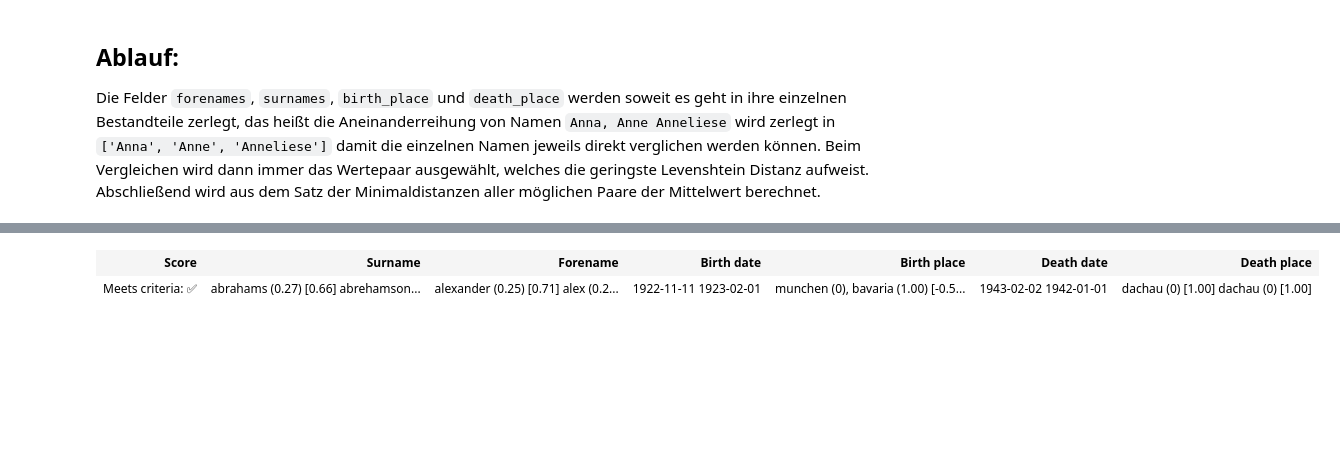
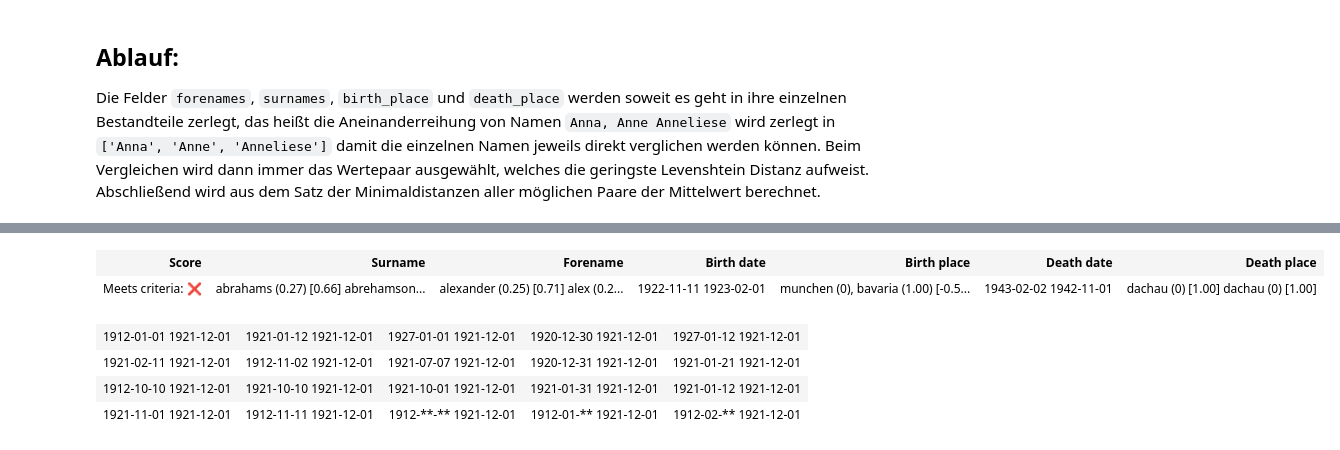
Before and after one commit to TracingThePast/automatic_matching, a Jupyter notebook: Automatic Matching Examples.ipynb, the cells around one changed output, grey strips where cells are left out. Cells and saved outputs as stored; diff of their text form; code cells hidden in the pictures; blank space fills up the shorter version.

```diff
--- a/Automatic Matching Examples.ipynb
+++ b/Automatic Matching Examples.ipynb
@@ -77,29 +77,55 @@ display(HTML(output_html))
 # %%
 
 
 local_test_data = {
     'forenames': ['Alex'],
     'surnames': ['abrehamsohn'],
     'birth_place': ['München'],
     'birth_date': ['1923-02-01'],
     'death_place': ['Dachau'],
-    'death_date': ['1942-01-01'],
+    'death_date': ['1942-11-01'],
 }
 
 external_test_data = {
     'forenames': ['Alexander'],
     'surnames': ['abrahams'],
     'birth_place': ['München', 'Bavaria'],
     'birth_date': ['1922-11-11'],
     'death_place': ['Dachau'],
     'death_date': ['1943-02-02'],
 }
 
 result = get_matching_score(local_test_data, external_test_data)
 
 output_html = get_results_as_html(result)
 
 display(HTML(output_html))
 # %% [output]
 | Score | Surname | Forename | Birth date | Birth place | Death date | Death place |
-| Meets criteria: ✅︎ | abrahams (0.27) [0.66] abrehamson... | alexander (0.25) [0.71] alex (0.2... | 1922-11-11 1923-02-01 | munchen (0), bavaria (1.00) [-0.5... | 1943-02-02 1942-01-01 | dachau (0) [1.00] dachau (0) [1.00] |
+| Meets criteria: ❌ | abrahams (0.27) [0.66] abrehamson... | alexander (0.25) [0.71] alex (0.2... | 1922-11-11 1923-02-01 | munchen (0), bavaria (1.00) [-0.5... | 1943-02-02 1942-11-01 | dachau (0) [1.00] dachau (0) [1.00] |
+# %%
+from IPython.display import HTML, display
+from automatic_matching import get_matching_score, get_results_as_html, match_date_against_local_date, split_string_values, comparison_html_table_cell
+local_date = '1921-12-01'
+result = '<table><tr>'
+DATE_MAX_ABSOLUTE_SCORE = 20
+MAX_ITEMS_PER_ROW = 5
+counter = 0
+for external_date in [
+    '1912-01-01', '1921-01-12', '1927-01-01', '1920-12-30', '1927-01-12',
+    '1921-02-11', '1912-11-02', '1921-07-07', '1920-12-31', '1921-01-21',
+    '1912-10-10', '1921-10-10', '1921-10-01', '1921-01-31', '1921-01-12',
+    '1921-11-01', '1912-11-11', '1912-**-**', '1912-01-**', '1912-02-**']:
+    if counter > 0 and counter % MAX_ITEMS_PER_ROW == 0:
+        result += '</tr><tr>'
+    date = match_date_against_local_date([local_date], [external_date])
+    date['absolute_score'] = date['score'] * DATE_MAX_ABSOLUTE_SCORE
+    result += comparison_html_table_cell(DATE_MAX_ABSOLUTE_SCORE, local_value=date.get('local', ''), external_value=date.get('external', ''), score=date.get('score', None), absolute_score=date.get('absolute_score', None))
+    counter += 1
+result += '</tr></table>'
+display(HTML(result))
+# %% [output]
+| 1912-01-01 1921-12-01 | 1921-01-12 1921-12-01 | 1927-01-01 1921-12-01 | 1920-12-30 1921-12-01 | 1927-01-12 1921-12-01 |
+| 1921-02-11 1921-12-01 | 1912-11-02 1921-12-01 | 1921-07-07 1921-12-01 | 1920-12-31 1921-12-01 | 1921-01-21 1921-12-01 |
+| 1912-10-10 1921-12-01 | 1921-10-10 1921-12-01 | 1921-10-01 1921-12-01 | 1921-01-31 1921-12-01 | 1921-01-12 1921-12-01 |
+| 1921-11-01 1921-12-01 | 1912-11-11 1921-12-01 | 1912-**-** 1921-12-01 | 1912-01-** 1921-12-01 | 1912-02-** 1921-12-01 |
```
Also changed, not shown: parts of 6 cells of this notebook, 2 other files.
